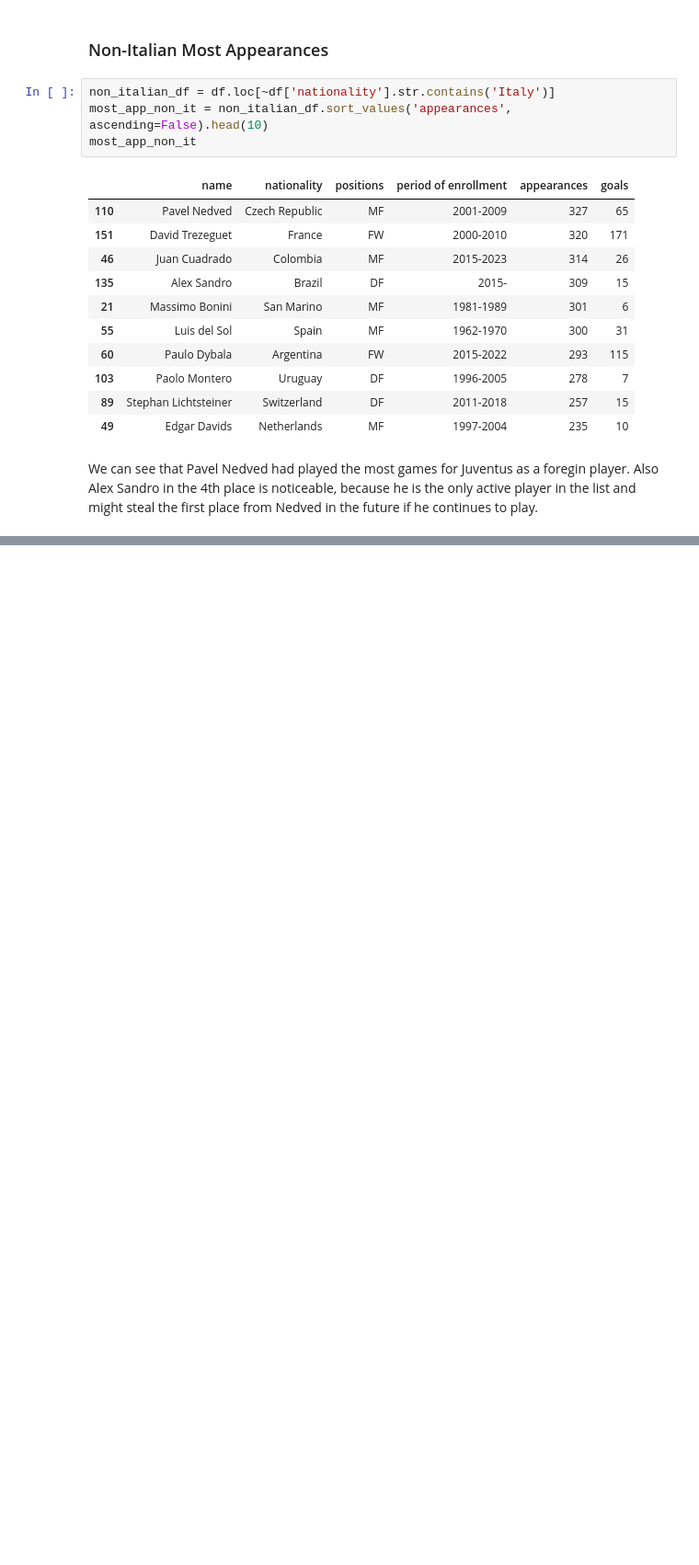
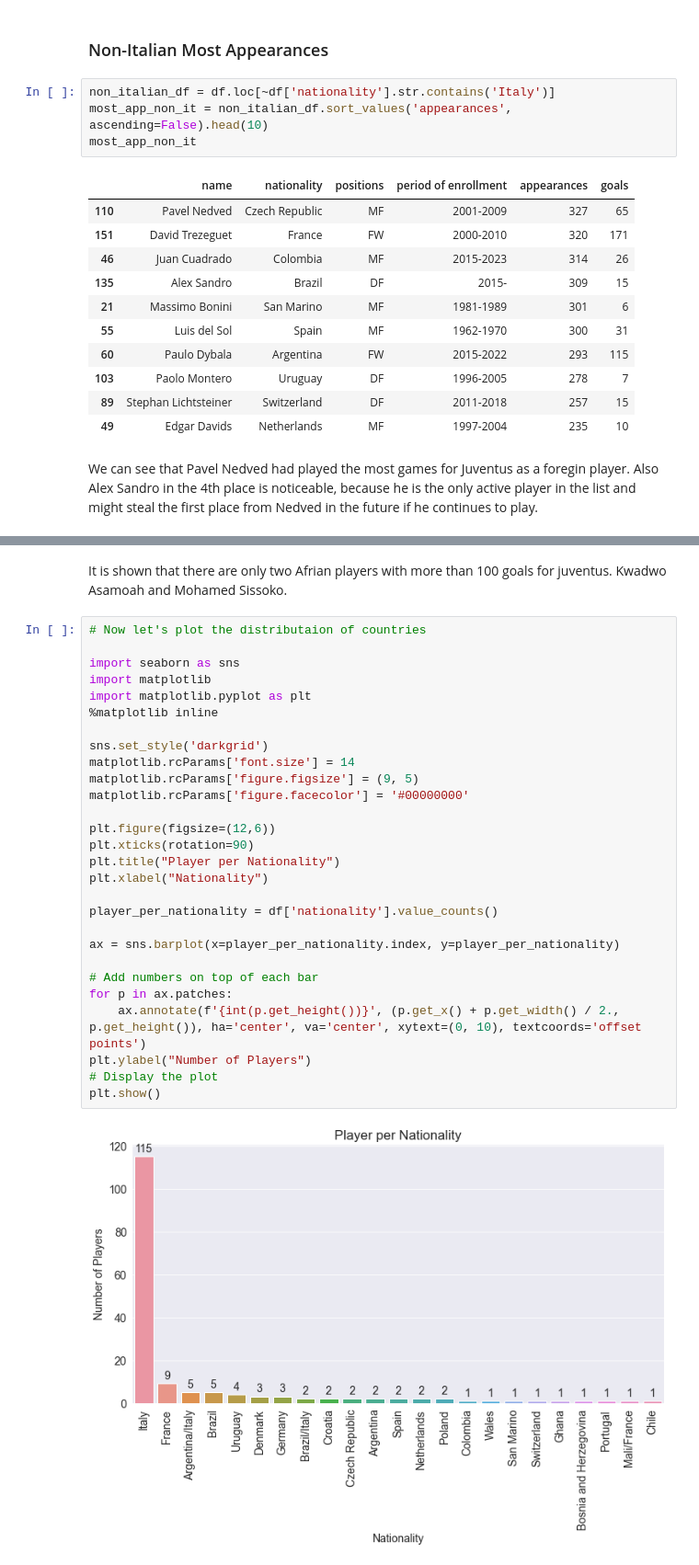
Before and after one commit to hoseinmrh/Juventus-Legends-Data-Analysis, a Jupyter notebook: Juventus Legends.ipynb, the cells around one changed output, grey strips where cells are left out. Shown at 92% size. Drawn from its saved outputs; the diff is of its cells as text; blank space fills up the shorter version.

Commit message:
add nationality per player graph

```diff
--- a/Juventus Legends.ipynb
+++ b/Juventus Legends.ipynb
@@ -146,0 +145,32 @@ It is shown that there are only two Afrian players with more than 100 goals for
+# %% [markdown]
+It is shown that there are only two Afrian players with more than 100 goals for juventus. Kwadwo Asamoah and Mohamed Sissoko.
+# %%
+# Now let's plot the distributaion of countries
+
+import seaborn as sns
+import matplotlib
+import matplotlib.pyplot as plt
+%matplotlib inline
+
+sns.set_style('darkgrid')
+matplotlib.rcParams['font.size'] = 14
+matplotlib.rcParams['figure.figsize'] = (9, 5)
+matplotlib.rcParams['figure.facecolor'] = '#00000000'
+
+plt.figure(figsize=(12,6))
+plt.xticks(rotation=90)
+plt.title("Player per Nationality")
+plt.xlabel("Nationality")
+
+player_per_nationality = df['nationality'].value_counts()
+
+ax = sns.barplot(x=player_per_nationality.index, y=player_per_nationality)
+
+# Add numbers on top of each bar
+for p in ax.patches:
+    ax.annotate(f'{int(p.get_height())}', (p.get_x() + p.get_width() / 2., p.get_height()), ha='center', va='center', xytext=(0, 10), textcoords='offset points')
+plt.ylabel("Number of Players")
+# Display the plot
+plt.show()
+# %% [output]
+[figure, added]
```
Also changed, not shown: parts of 10 cells of this notebook.
